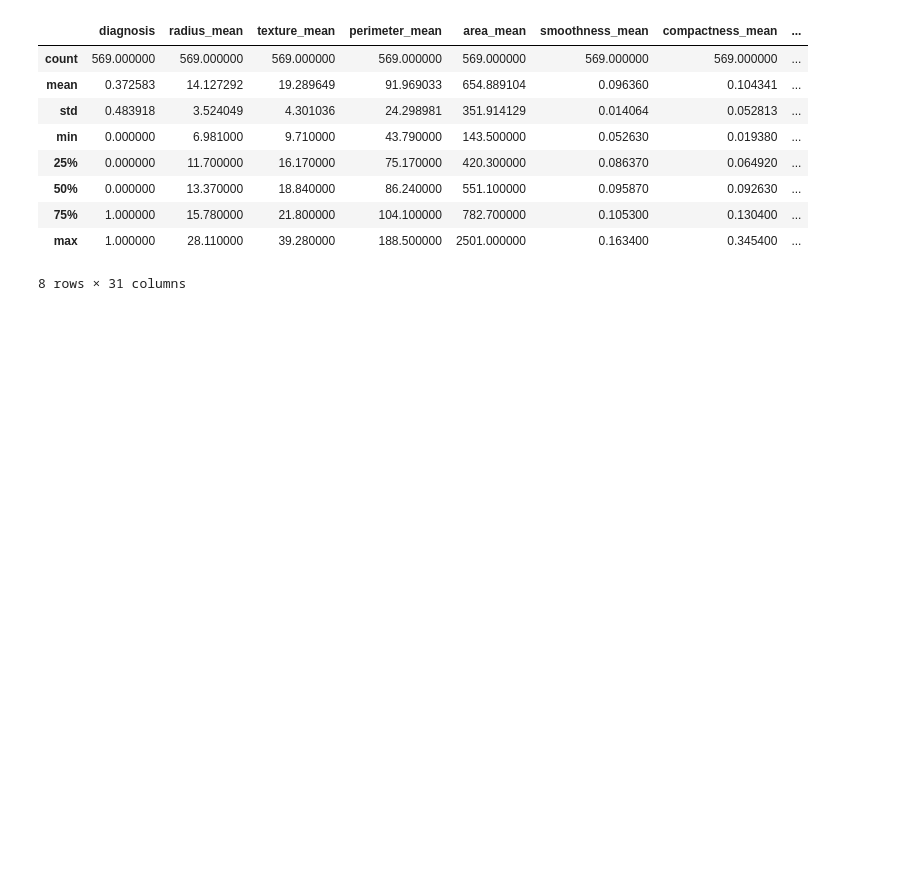
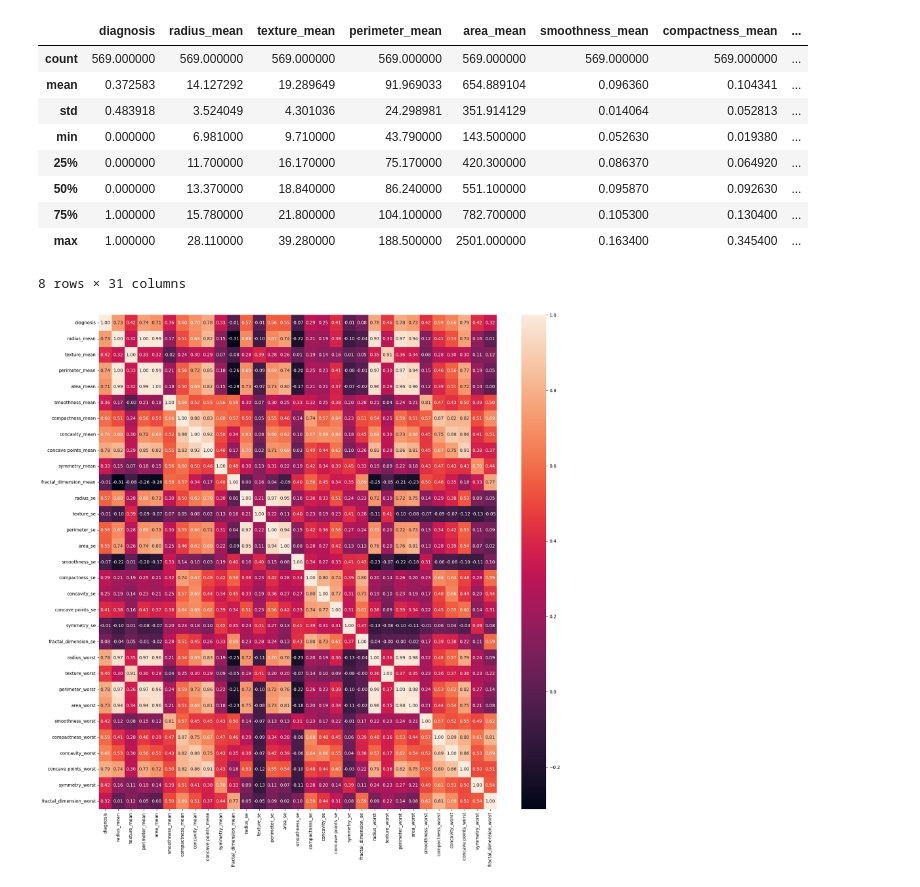
Before and after one commit to Dupsynusi/Breast-Cancer-Prediction-App, a Jupyter notebook: experiments.ipynb, the cells around one changed output. Cells and saved outputs as stored; diff of their text form; code cells hidden in the pictures; blank space fills up the shorter version.

```diff
--- a/experiments.ipynb
+++ b/experiments.ipynb
@@ -68,3 +106,20 @@ data.describe()
 | 75% | 1.000000 | 15.780000 | 21.800000 | 104.100000 | 782.700000 | 0.105300 | 0.130400 | ... |
 | max | 1.000000 | 28.110000 | 39.280000 | 188.500000 | 2501.000000 | 0.163400 | 0.345400 | ... |
 8 rows × 31 columns
+# %%
+## Encode categorical variables
+label_encoder_diagnosis=LabelEncoder()
+data['diagnosis']=label_encoder_diagnosis.fit_transform(data['diagnosis'])
+data
+# Save the preprocessed dataset
+data.to_csv('preprocessed_breast_cancer.csv', index=False)
+# %%
+# Generate correlation matrix
+corr_matrix = data.corr()
+
+# Visualize the correlation matrix
+plt.figure(figsize=(20, 20))
+sns.heatmap(corr_matrix, annot=True, fmt='.2f')
+plt.show()
+# %% [output]
+[figure, added]
```
Also changed, not shown: parts of 26 cells of this notebook, 2 other files.
